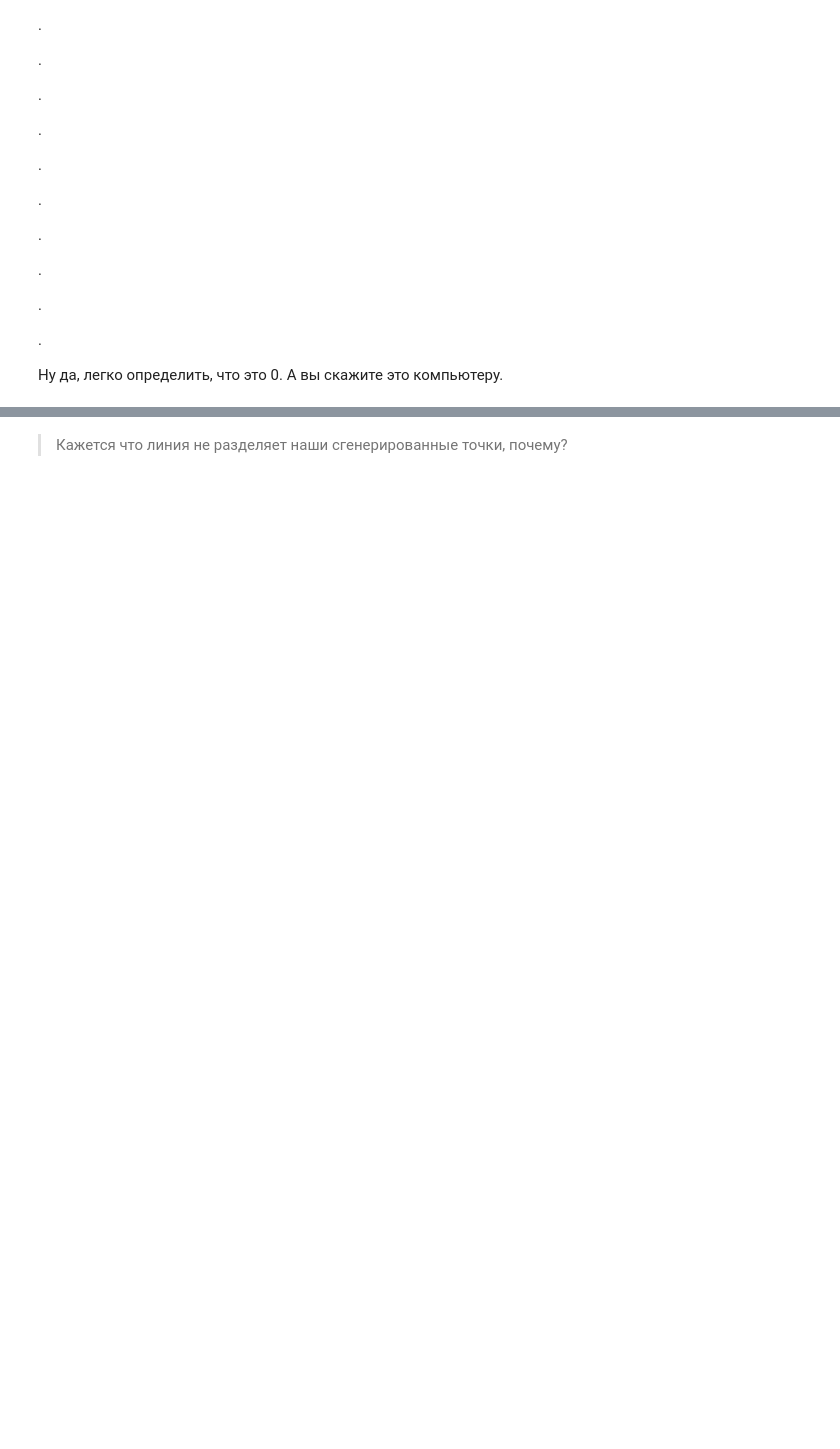
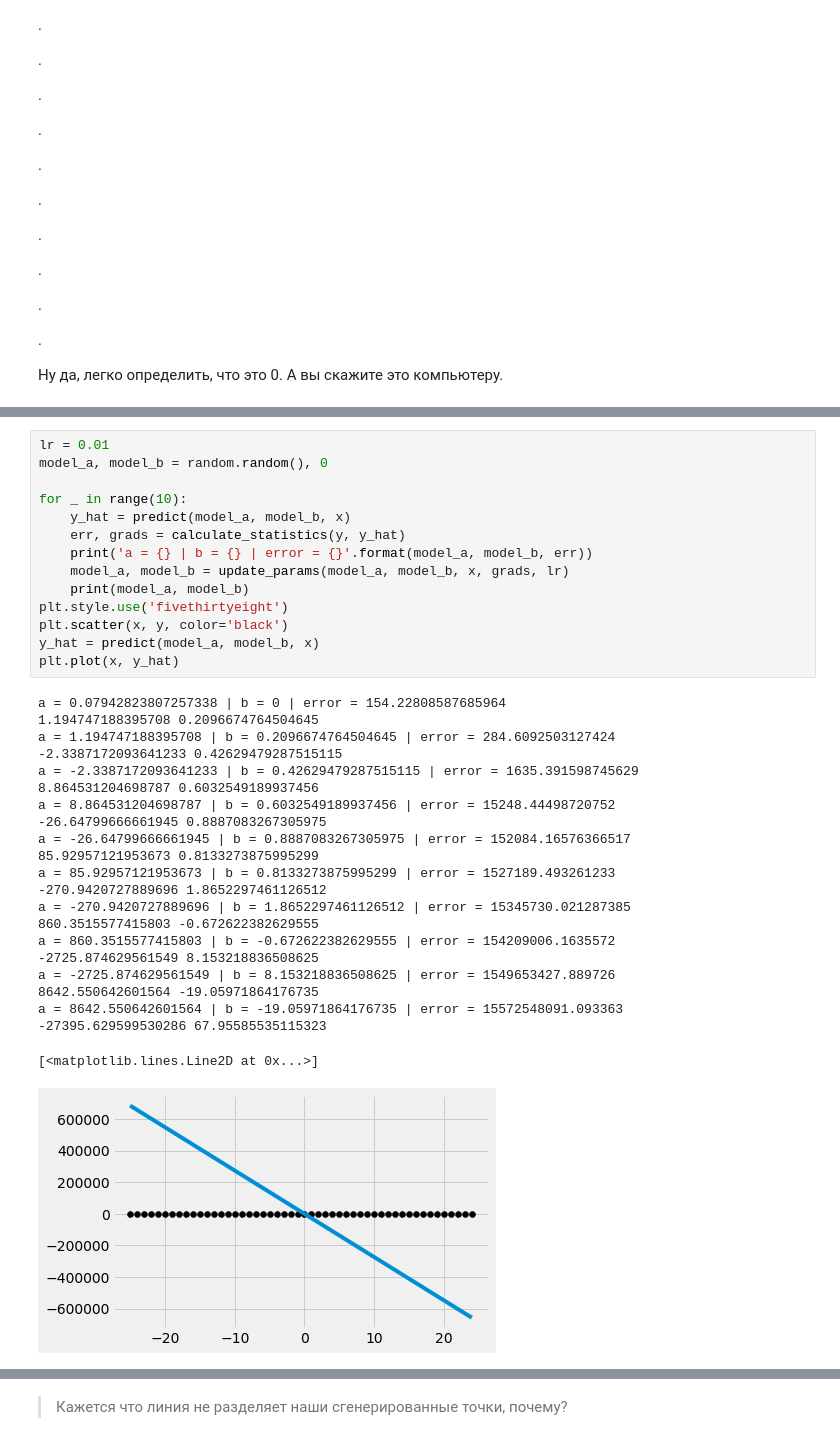
Before and after one commit to YaZlob/itcubeAI, a Jupyter notebook: Classic_alg.ipynb, the cells around one changed output, grey strips where cells are left out. Drawn from its saved outputs; the diff is of its cells as text; blank space fills up the shorter version.

```diff
--- a/Classic_alg.ipynb
+++ b/Classic_alg.ipynb
@@ -301,0 +305,37 @@ final result =  0.43969866514303907
+# %%
+lr = 0.01
+model_a, model_b = random.random(), 0
+
+for _ in range(10):
+    y_hat = predict(model_a, model_b, x)
+    err, grads = calculate_statistics(y, y_hat)
+    print('a = {} | b = {} | error = {}'.format(model_a, model_b, err))
+    model_a, model_b = update_params(model_a, model_b, x, grads, lr)
+    print(model_a, model_b)
+plt.style.use('fivethirtyeight')
+plt.scatter(x, y, color='black')
+y_hat = predict(model_a, model_b, x)
+plt.plot(x, y_hat)
+# %% [output]
+a = 0.07942823807257338 | b = 0 | error = 154.22808587685964
+1.194747188395708 0.2096674764504645
+a = 1.194747188395708 | b = 0.2096674764504645 | error = 284.6092503127424
+-2.3387172093641233 0.42629479287515115
+a = -2.3387172093641233 | b = 0.42629479287515115 | error = 1635.391598745629
+8.864531204698787 0.6032549189937456
+a = 8.864531204698787 | b = 0.6032549189937456 | error = 15248.44498720752
+-26.64799666661945 0.8887083267305975
+a = -26.64799666661945 | b = 0.8887083267305975 | error = 152084.16576366517
+85.92957121953673 0.8133273875995299
+a = 85.92957121953673 | b = 0.8133273875995299 | error = 1527189.493261233
+-270.9420727889696 1.8652297461126512
+a = -270.9420727889696 | b = 1.8652297461126512 | error = 15345730.021287385
+860.3515577415803 -0.672622382629555
+a = 860.3515577415803 | b = -0.672622382629555 | error = 154209006.1635572
+-2725.874629561549 8.153218836508625
+a = -2725.874629561549 | b = 8.153218836508625 | error = 1549653427.889726
+8642.550642601564 -19.05971864176735
+a = 8642.550642601564 | b = -19.05971864176735 | error = 15572548091.093363
+-27395.629599530286 67.95585535115323
+[<matplotlib.lines.Line2D at 0x...>]
+[figure, added]
```
Also changed, not shown: parts of 44 cells of this notebook.
